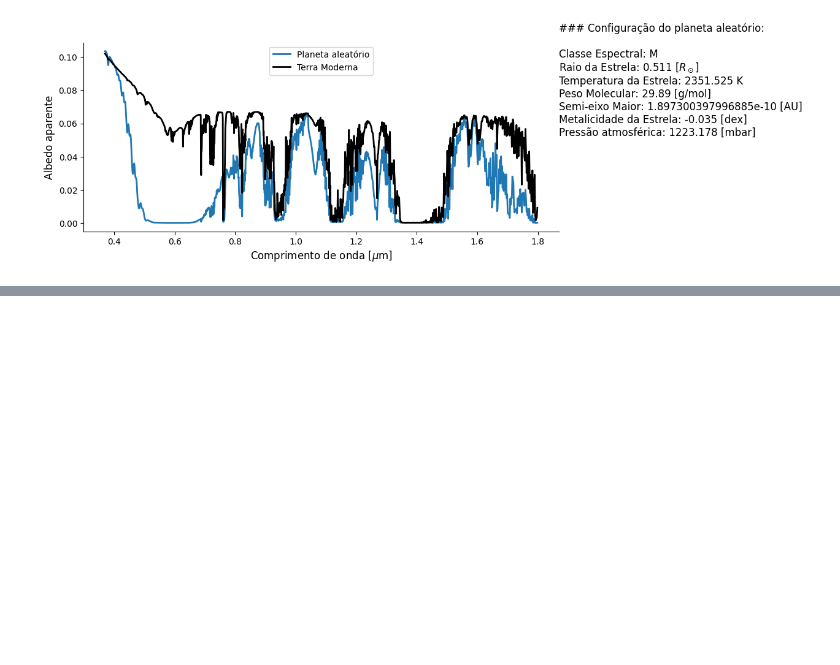
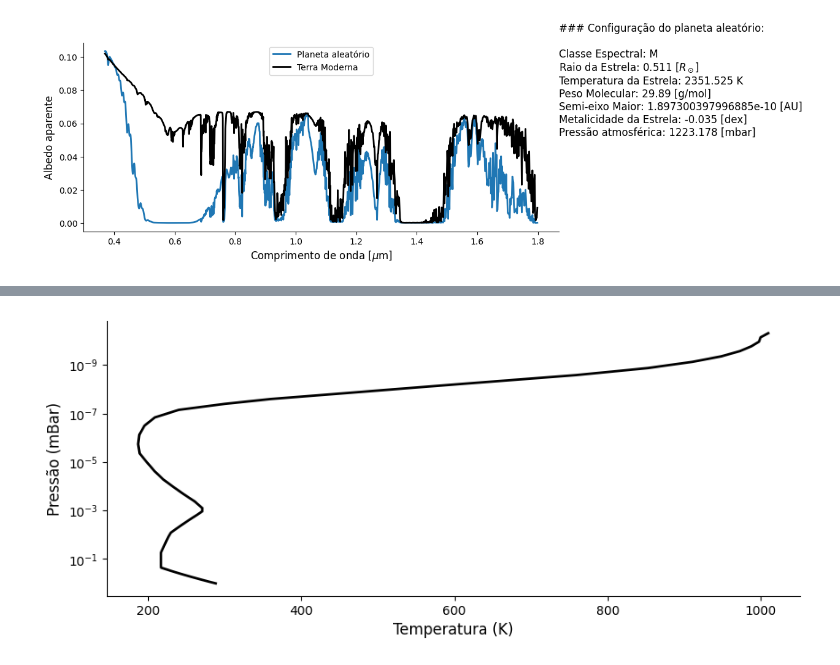
Before and after one commit to SarahBarbosa/geexhp, a Jupyter notebook: notebooks/terra_moderna.ipynb, the cells around one changed output, grey strips where cells are left out. Saved outputs shown, nothing was run; the diff lists cells and outputs as text; code cells hidden in the pictures; blank space fills up the shorter version.

```diff
--- a/notebooks/terra_moderna.ipynb
+++ b/notebooks/terra_moderna.ipynb
@@ -180,0 +221,17 @@ plt.show()
+# %%
+pressoes = []
+temperaturas = []
+
+for i in range(60):
+    layer_data = dados.iloc[0][f'ATMOSPHERE-LAYER-{i+1}']
+    pressao, temperatura = layer_data.split(',')[:2]
+    pressoes.append(float(pressao))
+    temperaturas.append(float(temperatura))
+
+plt.plot(temperaturas, pressoes, lw = 2, c = 'k')
+plt.ylabel('Pressão (mBar)'); plt.xlabel('Temperatura (K)')
+plt.gca().invert_yaxis()
+plt.yscale('log')
+plt.show()
+# %% [output]
+[figure, added]
```
Also changed, not shown: parts of 15 cells of this notebook, 11 other files.
